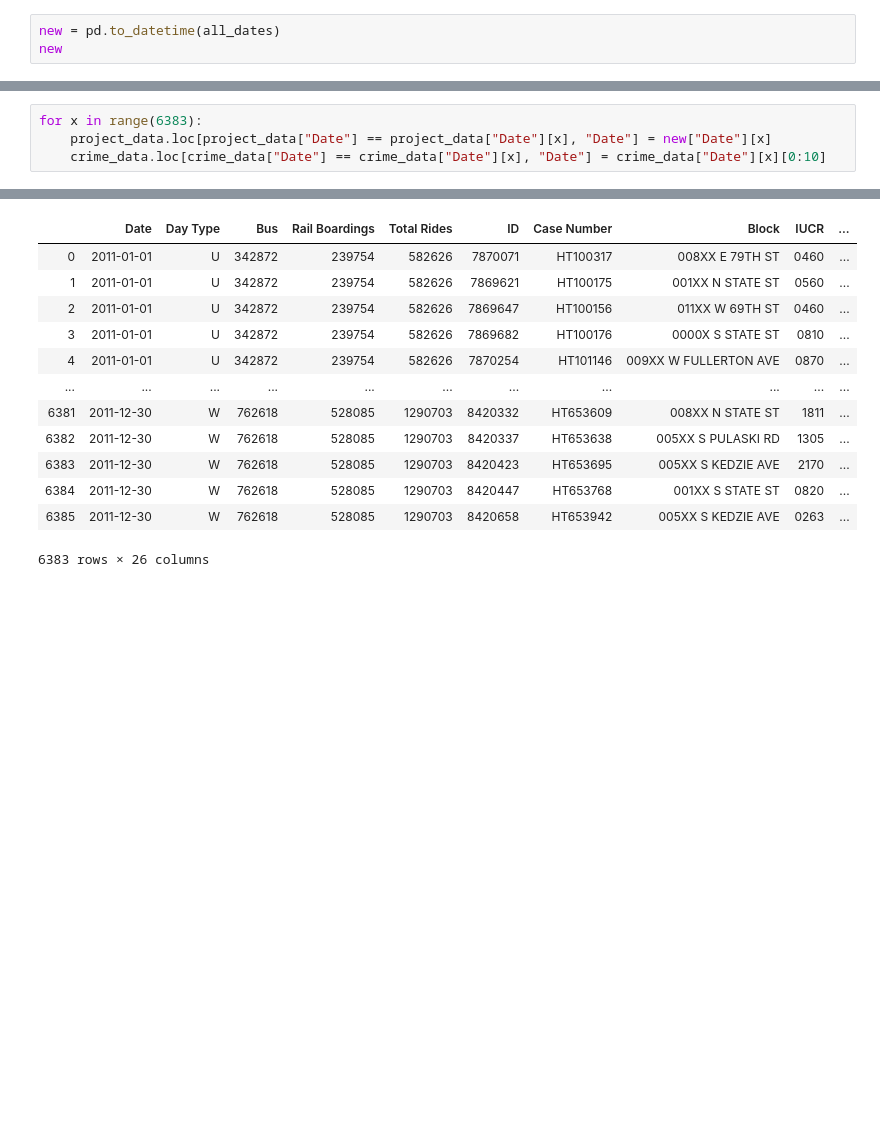
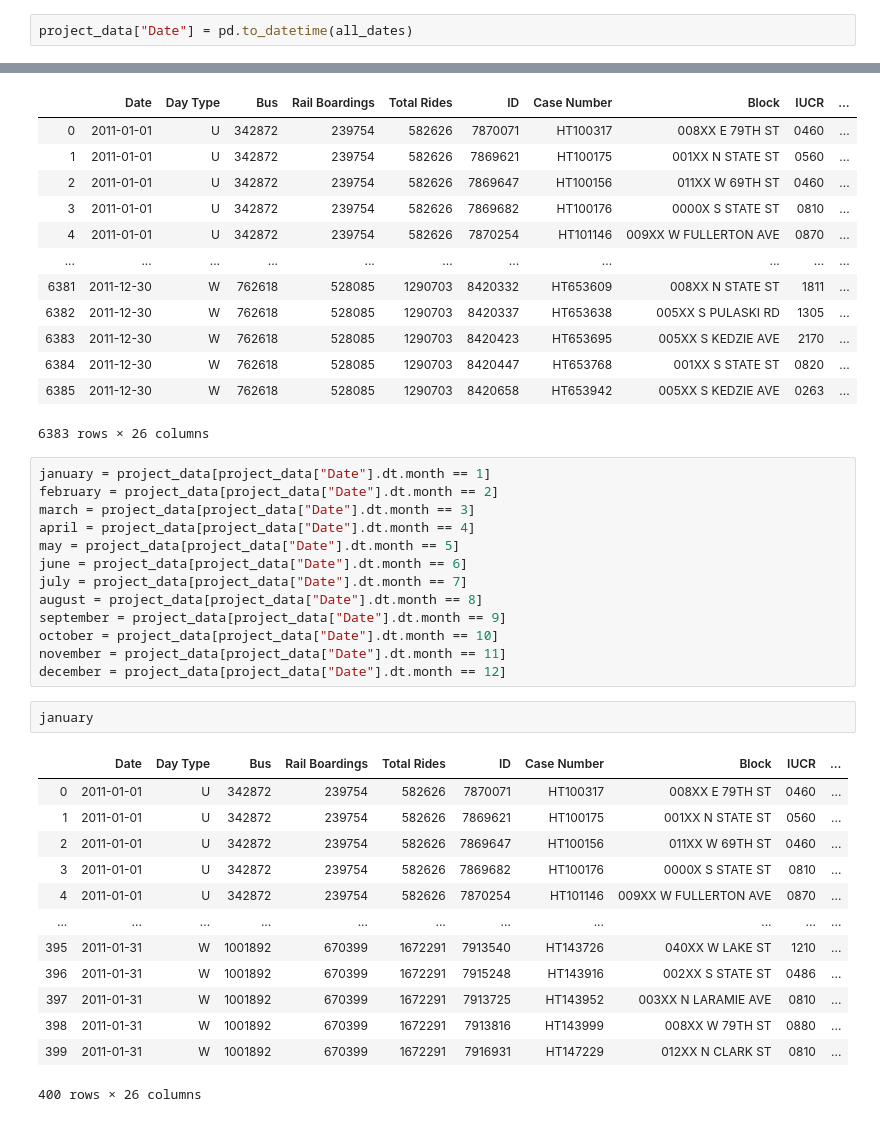
Before and after one commit to o0oo000o0o0o/Project-1, a Jupyter notebook: Untitled.ipynb, the cells around one changed output, grey strips where cells are left out. Saved outputs shown, nothing was run; the diff lists cells and outputs as text; blank space fills up the shorter version.

Commit message:
updated dates

```diff
--- a/Untitled.ipynb
+++ b/Untitled.ipynb
@@ -197,6 +197,5 @@ all_dates = project_data["Date"]
  datetime.datetime(2011, 3, 16, 0, 0),
  ...]
 # %%
-new = pd.to_datetime(all_dates)
-new
+project_data["Date"] = pd.to_datetime(all_dates)
 # %% [output]
@@ -215,4 +206,0 @@ Name: Date, Length: 6383, dtype: datetime64[ns]
-# %%
-for x in range(6383):
-    project_data.loc[project_data["Date"] == project_data["Date"][x], "Date"] = new["Date"][x]
-    crime_data.loc[crime_data["Date"] == crime_data["Date"][x], "Date"] = crime_data["Date"][x][0:10]
@@ -247,3 +220,32 @@ project_data
 | 6384 | 2011-12-30 | W | 762618 | 528085 | 1290703 | 8420447 | HT653768 | 001XX S STATE ST | 0820 | ... |
 | 6385 | 2011-12-30 | W | 762618 | 528085 | 1290703 | 8420658 | HT653942 | 005XX S KEDZIE AVE | 0263 | ... |
 6383 rows × 26 columns
+# %%
+january = project_data[project_data["Date"].dt.month == 1]
+february = project_data[project_data["Date"].dt.month == 2]
+march = project_data[project_data["Date"].dt.month == 3]
+april = project_data[project_data["Date"].dt.month == 4]
+may = project_data[project_data["Date"].dt.month == 5]
+june = project_data[project_data["Date"].dt.month == 6]
+july = project_data[project_data["Date"].dt.month == 7]
+august = project_data[project_data["Date"].dt.month == 8]
+september = project_data[project_data["Date"].dt.month == 9]
+october = project_data[project_data["Date"].dt.month == 10]
+november = project_data[project_data["Date"].dt.month == 11]
+december = project_data[project_data["Date"].dt.month == 12]
+# %%
+january
+# %% [output]
+|  | Date | Day Type | Bus | Rail Boardings | Total Rides | ID | Case Number | Block | IUCR | ... |
+| 0 | 2011-01-01 | U | 342872 | 239754 | 582626 | 7870071 | HT100317 | 008XX E 79TH ST | 0460 | ... |
+| 1 | 2011-01-01 | U | 342872 | 239754 | 582626 | 7869621 | HT100175 | 001XX N STATE ST | 0560 | ... |
+| 2 | 2011-01-01 | U | 342872 | 239754 | 582626 | 7869647 | HT100156 | 011XX W 69TH ST | 0460 | ... |
+| 3 | 2011-01-01 | U | 342872 | 239754 | 582626 | 7869682 | HT100176 | 0000X S STATE ST | 0810 | ... |
+| 4 | 2011-01-01 | U | 342872 | 239754 | 582626 | 7870254 | HT101146 | 009XX W FULLERTON AVE | 0870 | ... |
+| ... | ... | ... | ... | ... | ... | ... | ... | ... | ... | ... |
+| 395 | 2011-01-31 | W | 1001892 | 670399 | 1672291 | 7913540 | HT143726 | 040XX W LAKE ST | 1210 | ... |
+| 396 | 2011-01-31 | W | 1001892 | 670399 | 1672291 | 7915248 | HT143916 | 002XX S STATE ST | 0486 | ... |
+| 397 | 2011-01-31 | W | 1001892 | 670399 | 1672291 | 7913725 | HT143952 | 003XX N LARAMIE AVE | 0810 | ... |
+| 398 | 2011-01-31 | W | 1001892 | 670399 | 1672291 | 7913816 | HT143999 | 008XX W 79TH ST | 0880 | ... |
+| 399 | 2011-01-31 | W | 1001892 | 670399 | 1672291 | 7916931 | HT147229 | 012XX N CLARK ST | 0810 | ... |
+400 rows × 26 columns
```
Also changed, not shown: parts of 4 cells of this notebook.
